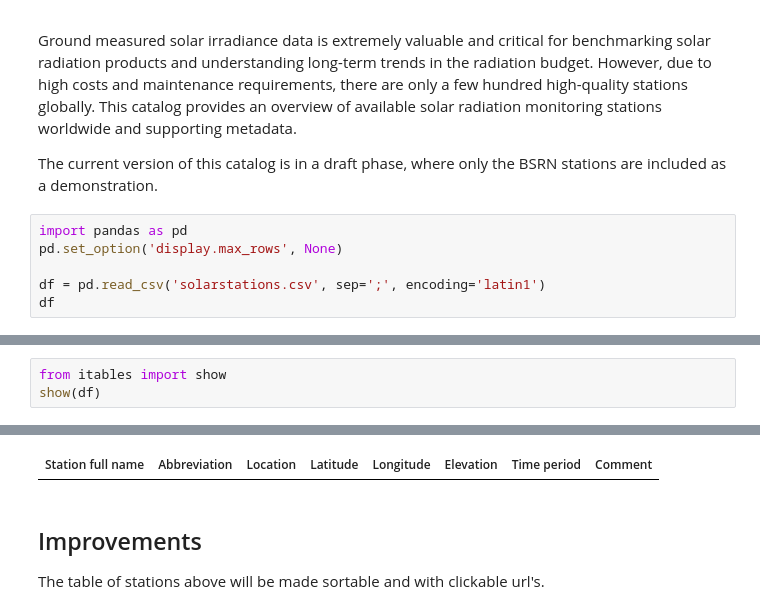
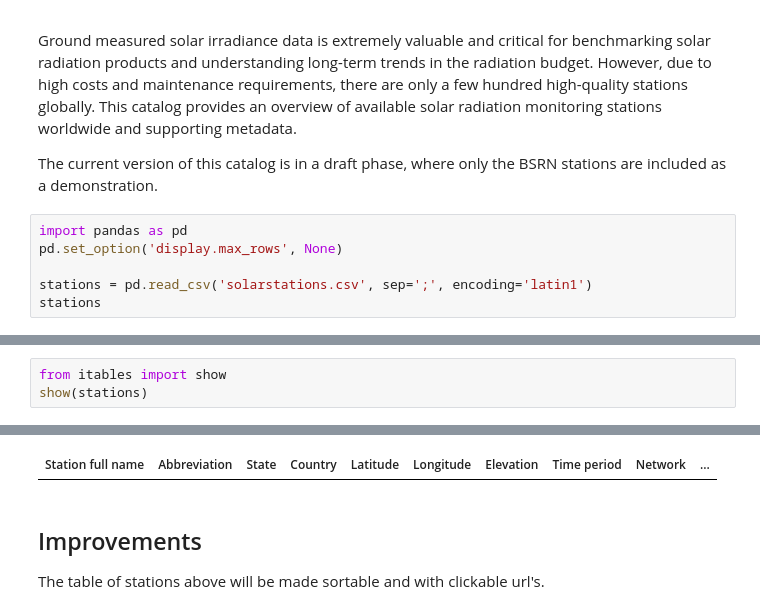
Before and after one commit to AssessingSolar/solarstations, a Jupyter notebook: station_listing.ipynb, the cells around one changed output, grey strips where cells are left out. Cells and saved outputs as stored; diff of their text form.

```diff
--- a/station_listing.ipynb
+++ b/station_listing.ipynb
@@ -8,8 +8,8 @@ The current version of this catalog is in a draft phase, where only the BSRN sta
 import pandas as pd
 pd.set_option('display.max_rows', None)
 
-df = pd.read_csv('solarstations.csv', sep=';', encoding='latin1')
-df
+stations = pd.read_csv('solarstations.csv', sep=';', encoding='latin1')
+stations
 # %% [output]
 |  | Station full name | Abbreviation | State | Country | Latitude | Longitude | Elevation | Time period | ... |
 | 0 | Abashiri | ABS | NaN | Japan | 44.0178 | 144.2797 | 38.0 | 2021 | ... |
@@ -30,5 +30,5 @@ df
 | 84 | Seattle | NaN | Washington | USA | 47.6540 | -122.3090 | 70.0 | 2015- | ... |
 # %%
 from itables import show
-show(df)
+show(stations)
 # %% [output]
@@ -36,4 +35,4 @@ show(df)
-| Station full name | Abbreviation | Location | Latitude | Longitude | Elevation | Time period | Comment |
+| Station full name | Abbreviation | State | Country | Latitude | Longitude | Elevation | Time period | Network | ... |
 # %% [markdown]
 ## Improvements
 The table of stations above will be made sortable and with clickable url's.
```
Also changed, not shown: parts of 1 cell of this notebook.
